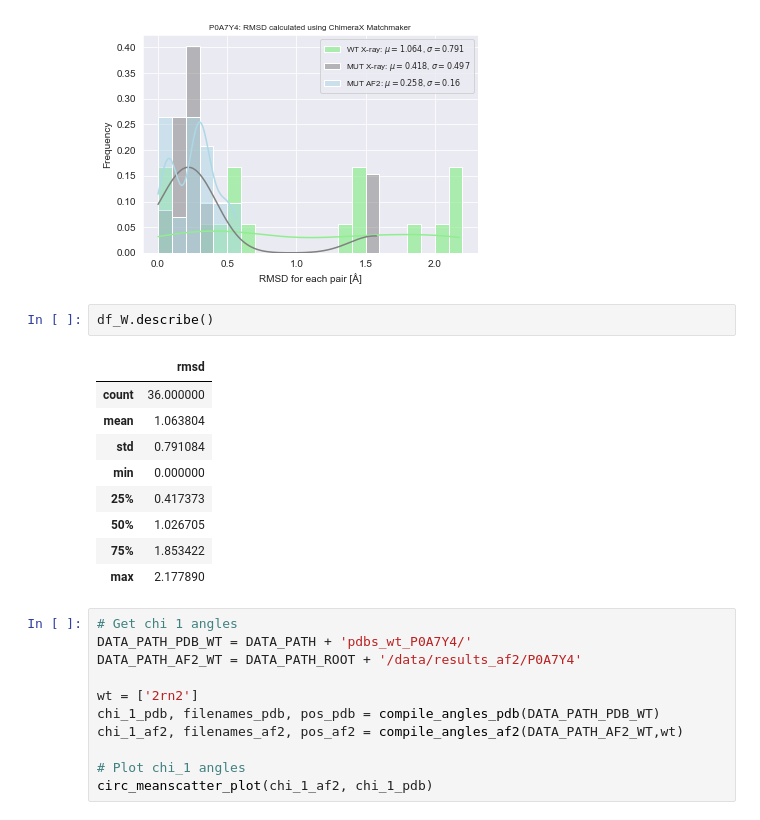
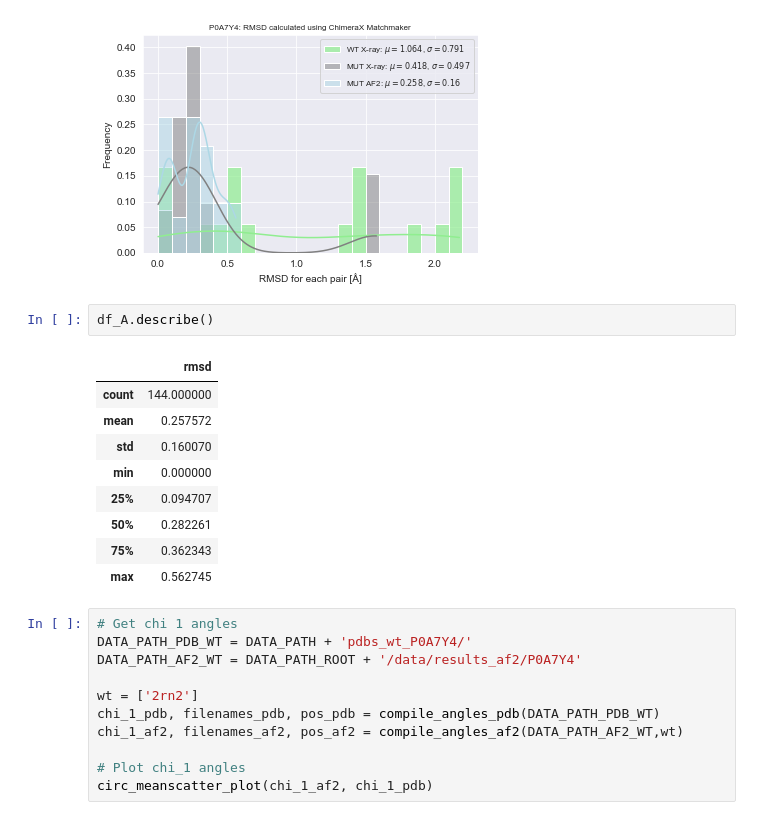
Before and after one commit to HCEhlers/master_thesis, a Jupyter notebook: notebooks/AF2_notebooks/notebook-output-arodz12-P0A7Y4-wt.ipynb, the cells around one changed output. Cells and saved outputs as stored; diff of their text form.

```diff
--- a/notebooks/AF2_notebooks/notebook-output-arodz12-P0A7Y4-wt.ipynb
+++ b/notebooks/AF2_notebooks/notebook-output-arodz12-P0A7Y4-wt.ipynb
@@ -230,17 +230,17 @@ plt.show()
 # %% [output]
 [figure]
 # %%
-df_W.describe()
+df_A.describe()
 # %% [output]
 |  | rmsd |
-| count | 36.000000 |
-| mean | 1.063804 |
-| std | 0.791084 |
+| count | 144.000000 |
+| mean | 0.257572 |
+| std | 0.160070 |
 | min | 0.000000 |
-| 25% | 0.417373 |
-| 50% | 1.026705 |
-| 75% | 1.853422 |
-| max | 2.177890 |
+| 25% | 0.094707 |
+| 50% | 0.282261 |
+| 75% | 0.362343 |
+| max | 0.562745 |
 # %%
 # Get chi 1 angles
 DATA_PATH_PDB_WT = DATA_PATH + 'pdbs_wt_P0A7Y4/'
```
Also changed, not shown: 1 other file.
